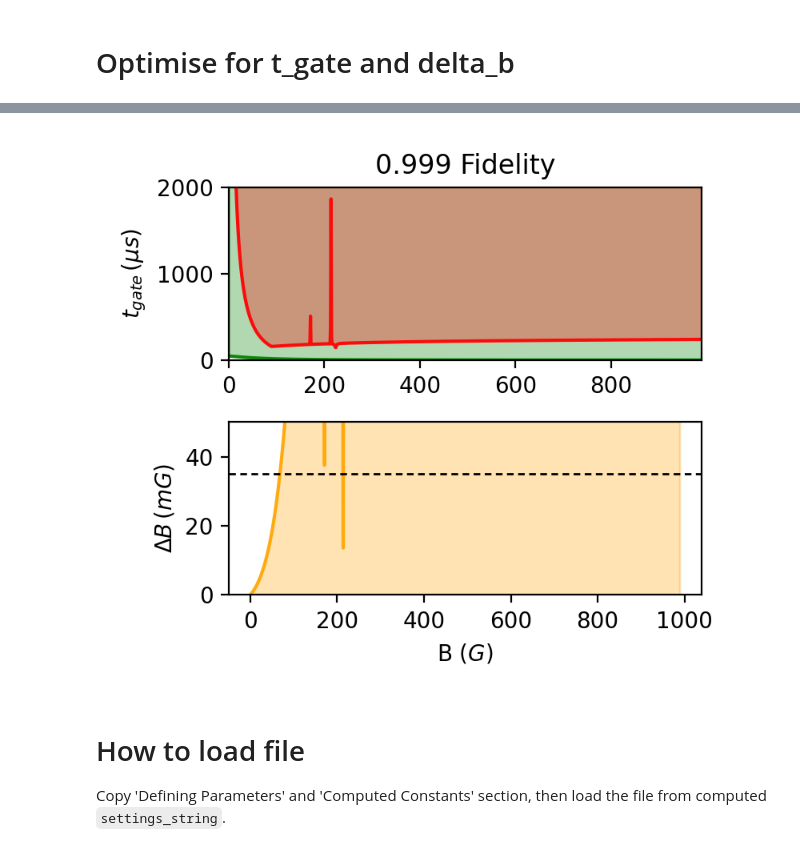
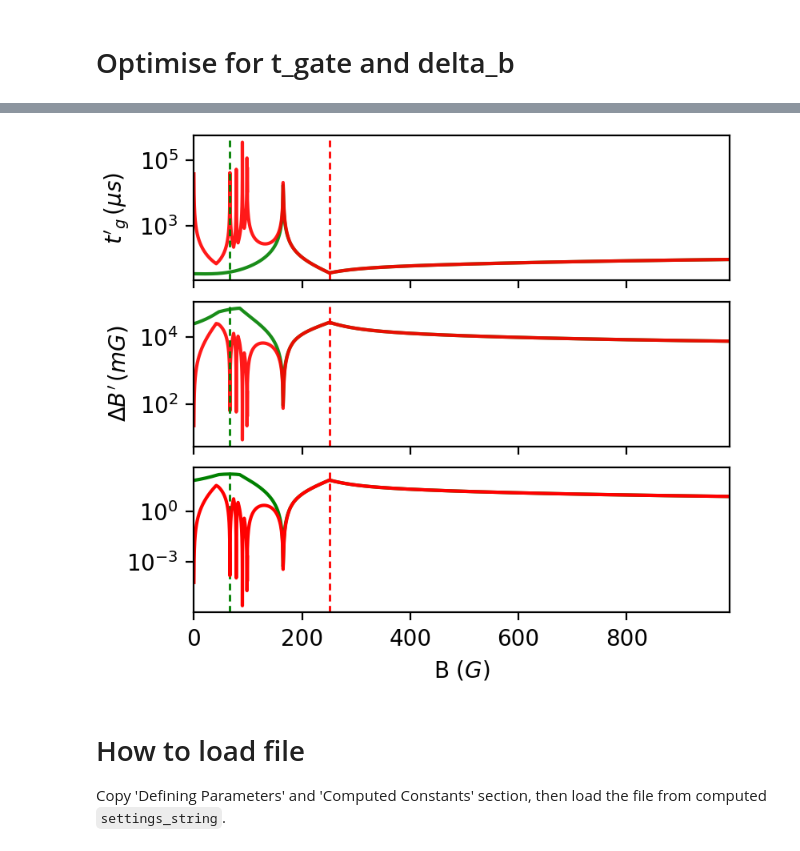
Before and after one commit to tomhepz/MolecularEnergyLevels, a Jupyter notebook: notebooks/precompute.ipynb, the cells around one changed output, grey strips where cells are left out. Saved outputs shown, nothing was run; the diff lists cells and outputs as text; code cells hidden in the pictures.

Commit message:
Added both types of optimisation, time to tidy

```diff
--- a/notebooks/precompute.ipynb
+++ b/notebooks/precompute.ipynb
@@ -33,7 +33,7 @@ plt.rcParams['figure.dpi'] = 200
 MOLECULE_STRING = "Rb87Cs133"
 MOLECULE = Rb87Cs133
 N_MAX=2
-PULSE_TIME_US = 500 #μs
+# PULSE_TIME_US = 500 #μs
 
 GAUSS = 1e-4 # T
 B = np.concatenate([np.arange(0.1,100,0.1),np.arange(100,500,1),np.arange(500,1000,10)]) * GAUSS
@@ -44,7 +44,7 @@ B_STEPS = len(B)
 B_MIN = B[0]
 B_MAX= B[-1]
 
-settings_string = f'{MOLECULE_STRING}NMax{N_MAX}PTime{PULSE_TIME_US}'
+settings_string = f'{MOLECULE_STRING}NMax{N_MAX}'
 
 H_BAR = scipy.constants.hbar
 
@@ -56,7 +56,7 @@ I2_D = round(2*MOLECULE["I2"])
 PER_MN = (I1_D+1)*(I2_D+1)
 N_STATES = PER_MN * (N_MAX+1)**2
 
-PULSE_TIME = PULSE_TIME_US * 1e-6 # s
+# PULSE_TIME = PULSE_TIME_US * 1e-6 # s
 # %% [markdown]
 # Generate canonical label & sparse edge ordering
 # %%
@@ -232,7 +228,7 @@ label_d_to_edge_indices(0,10,0)
 [918, 921, 927, 928, 928, 928, 928]
 # %%
 fig,ax = plt.subplots()
-to_plot = label_d_to_edge_indices(0,8,1)
+to_plot = label_d_to_edge_indices(0,10,0)
 print(to_plot)
 for i in range(to_plot[0],to_plot[3]):
     ax.plot(B/GAUSS,np.abs(COUPLINGS_SPARSE[i,:]))
@@ -539,7 +521,9 @@ ax2.set_ylim(0,4000)
 # %% [markdown]
 # Optimise for t_gate and delta_b
 # %%
-states = [(1,-8,0),(2,-10,0) ]
+# %%timeit
+
+states = [(0,8,1),(1,8,0),(0,8,0)]
 desired_indices = [label_d_to_node_index(*label) for label in states]
 
 # Find best B for minimum dipole deviation
@@ -596,8 +580,8 @@ for from_label, to_label in zip(states, states[1:]):
     gs_down = np.abs(COUPLINGS_SPARSE[to_neighbours[3]:to_neighbours[6],:]/specific_coupling)
 
     ###
-    t_required_up_unpol = (2*gs_up*np.pi)/(deltas_up*np.sqrt(1-DESIRED_FIDELITY))
-    t_required_down_unpol = (2*gs_down*np.pi)/(deltas_down*np.sqrt(1-DESIRED_FIDELITY))
+    t_required_up_unpol = (2*gs_up*np.pi)/(deltas_up)
+    t_required_down_unpol = (2*gs_down*np.pi)/(deltas_down)
     t_required_max_up_unpol = np.max(t_required_up_unpol, axis=0, initial=0)
     t_required_max_down_unpol = np.max(t_required_down_unpol, axis=0, initial=0)
     t_required_max_unpol = np.maximum(t_required_max_up_unpol,t_required_max_down_unpol)
@@ -612,12 +596,11 @@ for from_label, to_label in zip(states, states[1:]):
     t_required_max_pol = np.maximum(t_required_max_up_pol,t_required_max_down_pol)
     t_required_global_max_pol = np.maximum(t_required_max_pol,t_required_global_max_pol)
 
-delta_b_required = (-scipy.constants.h * np.log(DESIRED_FIDELITY)) / (this_deviation * t_required_global_max_unpol)
+delta_b_required_unpol = (scipy.constants.h) / (this_deviation * t_required_global_max_unpol)
+delta_b_required_pol = (scipy.constants.h) / (this_deviation * t_required_global_max_pol)
 # %%
-
-
-fig,(ax,ax2) = plt.subplots(2,1)
-ax.set_xlim(0,B_MAX/GAUSS)
+fig,(ax1,ax2,ax3) = plt.subplots(3,1,sharex=True,constrained_layout=True)
+ax1.set_xlim(0,B_MAX/GAUSS)
 
 # Simulate microwave transfers to find fidelity *within structure*
 total_fid_opt = np.ones(B_STEPS,dtype=np.double)
@@ -625,43 +608,61 @@ for from_label, to_label in zip(states, states[1:]):
     if from_label[0]>to_label[0]:
         from_label,to_label = to_label,from_label
 
-    fs_up_opt, fs_down_opt = unpolarised_edge_to_fs(from_label, to_label, t_gate=t_required_global_max)
+    fs_up_opt, fs_down_opt = unpolarised_edge_to_fs(from_label, to_label, t_gate=t_required_global_max_unpol)
     total_fid_opt *= np.prod(fs_up_opt,axis=0)
     total_fid_opt *= np.prod(fs_down_opt,axis=0)
     total_fid_opt *= 4
-
-# ax.plot(B/GAUSS,-np.log10(1-total_fid_opt),c='green',lw=1,alpha=0.7)
-# ax.plot(B/GAUSS,-np.log10(1-this_deviation_fid_opt),c='cyan',lw=1,alpha=0.7)
-
-# ax2 = ax.twinx()
-
-# ax2.plot(B/GAUSS, 10*this_deviation/muN)
 
 MAX_TIME_US = 2000
 X=B/GAUSS
 
 Y=t_required_global_max_pol*1e6
-ax.plot(X,Y,alpha=0.9,c='green') # us
-ax.fill_between(X, Y, MAX_TIME_US, color= "green", alpha= 0.3)
+ax1.plot(X,Y,alpha=0.9,c='green') # us
+# ax.fill_between(X, Y, MAX_TIME_US, color= "green", alpha= 0.3)
 
 Y=t_required_global_max_unpol*1e6
-ax.plot(X,Y,alpha=0.9,c='red') # us
-ax.fill_between(X, Y, MAX_TIME_US, color= "red", alpha= 0.3)
+ax1.plot(X,Y,alpha=0.9,c='red') # us
+ax1.set_yscale('log', base=10)
+# ax.fill_between(X, Y, MAX_TIME_US, color= "red", alpha= 0.3)
 
-Y = delta_b_required*1e4*1e3
-ax2.plot(X,Y,alpha=0.9,c='orange') # uG
-ax2.fill_between(X, 0, Y, color= "orange", alpha= 0.3)
+Y = delta_b_required_pol*1e4*1e3
+ax2.plot(X,Y,alpha=0.9,c='green') # uG
+ax2.set_yscale('log', base=10)
 
+Y = delta_b_required_unpol*1e4*1e3
+ax2.plot(X,Y,alpha=0.9,c='red') # uG
+ax2.set_yscale('log', base=10)
 
-ax.set_ylabel("$t_{gate}\, (\mu s)$")
-ax2.set_ylabel("$\Delta B\, (m G)$")
+Y = delta_b_required_pol/(t_required_global_max_pol)
+Y_max_arg = np.argmax(Y)
+ax3.plot(X,Y,color='green')
+ax3.set_yscale('log', base=10)
+# ax3.set_title(f"{X[Y_max_arg]:.1f}G")
+for ax in (ax1,ax2,ax3):
+    ax.axvline(X[Y_max_arg],color='green',linewidth=1,dashes=(3,2))
 
-ax2.axhline(35,color='black',linewidth=1,dashes=(3,2))
+Y = delta_b_required_unpol/(t_required_global_max_unpol)
+Y_max_arg = np.argmax(Y)
+ax3.plot(X,Y,color='red')
+ax3.set_yscale('log', base=10)
+# ax3.set_title(f"{X[Y_max_arg]:.1f}G")
+for ax in (ax1,ax2,ax3):
+    ax.axvline(X[Y_max_arg],color='red',linewidth=1,dashes=(3,2))
 
-ax.set_ylim(0,MAX_TIME_US)
-ax2.set_ylim(0,50)
+ax1.set_ylabel("$t'_{g}\, (\mu s)$")
+ax2.set_ylabel("$\Delta B'\, (m G)$")
+ax3.set_xlabel("B $(G)$")
 
-ax2.set_xlabel("B $(G)$")
+t_g_unpol = t_required_global_max_unpol[Y_max_arg] #* (1-d_f)**(-1/2)
+t_g_pol = t_required_global_max_pol[Y_max_arg] #* (1-d_f)**(-1/2)
+d_b_g = delta_b_required_unpol[Y_max_arg] #* (1-d_f)**(3/2)
 
-ax.set_title("0.999 Fidelity")
+for d in range(0,5):
+    print(d, "=", 1-10**(-d))
+    print(f"{t_g_unpol * 10**(d/2) * 1e6:.2f}us unpolarised")
+    print(f"{t_g_pol * 10**(d/2) * 1e6:.2f}us polarised")
+    print(f"{d_b_g * 10**(-3*d/2) *1e4*1e3:.2f}mG")
+    print("----")
+
+# ax.set_title("0.999 Fidelity")
 # %% [output]
@@ -669,4 +686,4 @@ Text(0.5, 1.0, '0.999 Fidelity')
-[figure, old version]
+[figure, new version]
 # %% [markdown]
 # How to load file
 Copy 'Defining Parameters' and 'Computed Constants' section, then load the file from computed `settings_string`.
```
Also changed, not shown: parts of 10 cells of this notebook, 16 other files.
